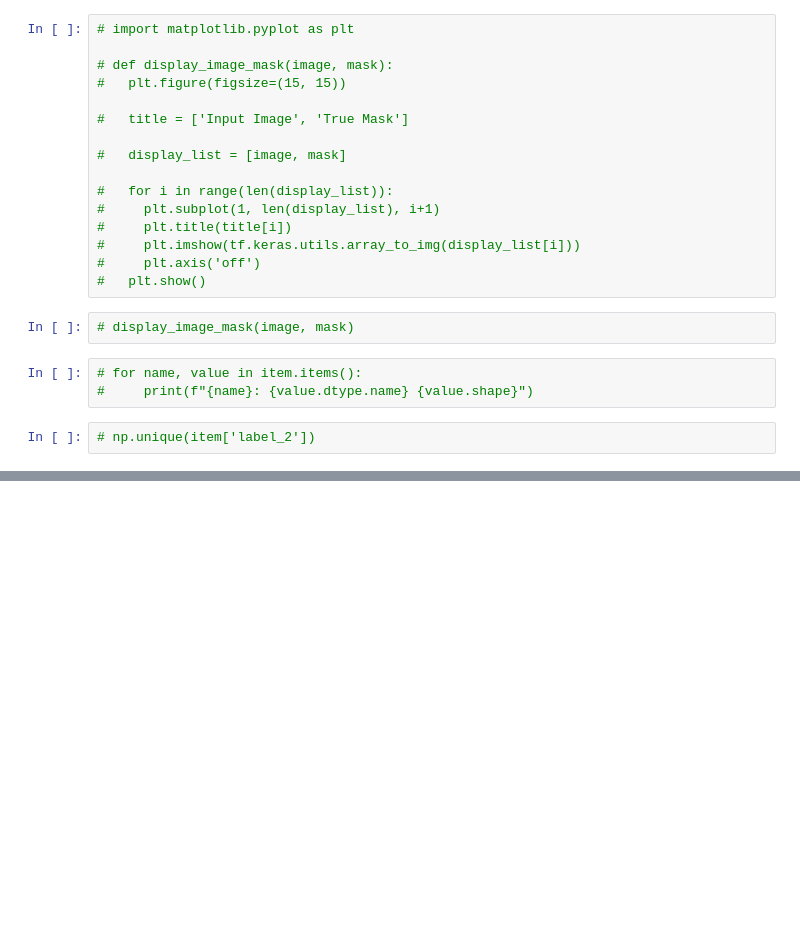
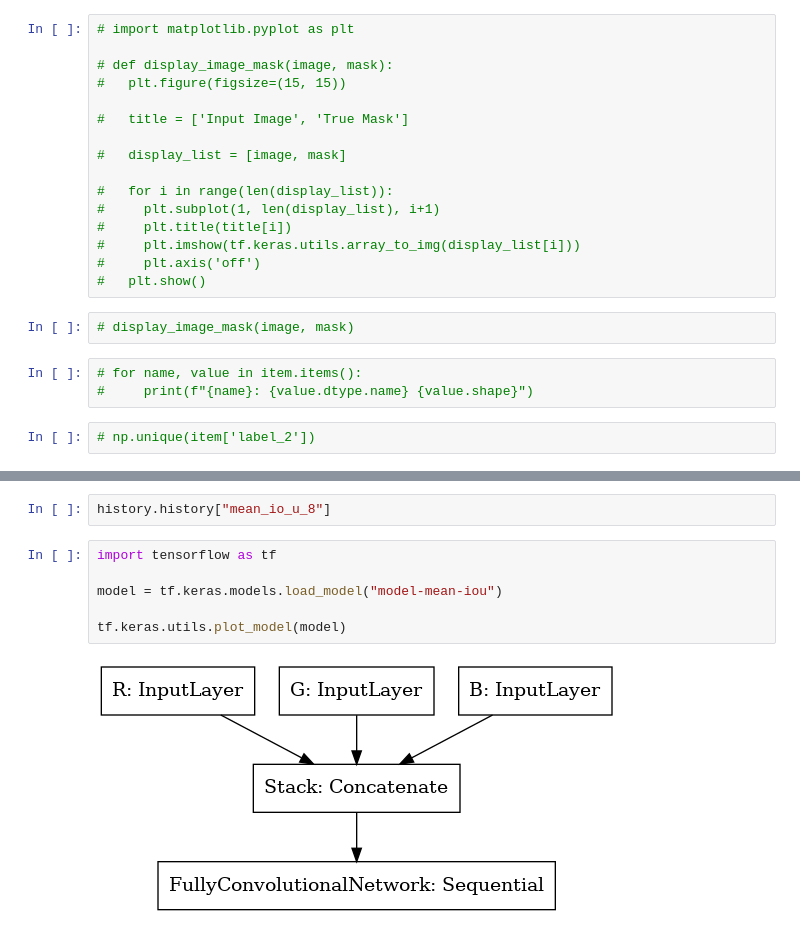
Before and after one commit to ivanmkc/vertex-ai-project-example, a Jupyter notebook: scratchpad/earth_engine/train_palm_tree.ipynb, the cells around one changed output, grey strips where cells are left out. Saved outputs shown, nothing was run; the diff lists cells and outputs as text; blank space fills up the shorter version.

```diff
--- a/scratchpad/earth_engine/train_palm_tree.ipynb
+++ b/scratchpad/earth_engine/train_palm_tree.ipynb
@@ -293,0 +324,10 @@ KeyboardInterrupt:
+# %%
+history.history["mean_io_u_8"]
+# %%
+import tensorflow as tf
+
+model = tf.keras.models.load_model("model-mean-iou")
+
+tf.keras.utils.plot_model(model)
+# %% [output]
+[figure, added]
```
Also changed, not shown: parts of 17 cells of this notebook, 1 other file.
